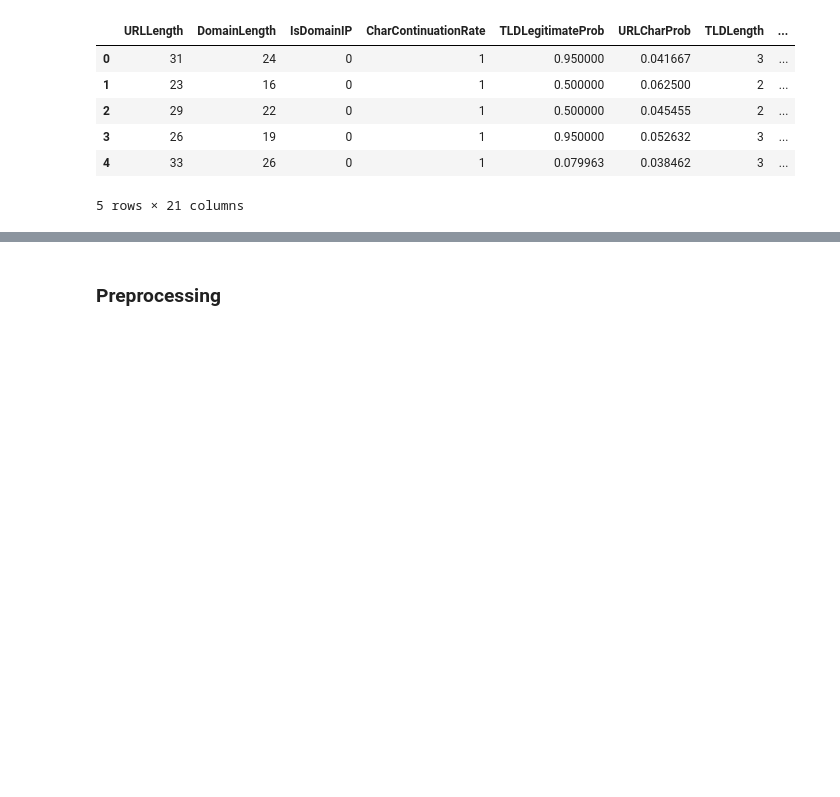
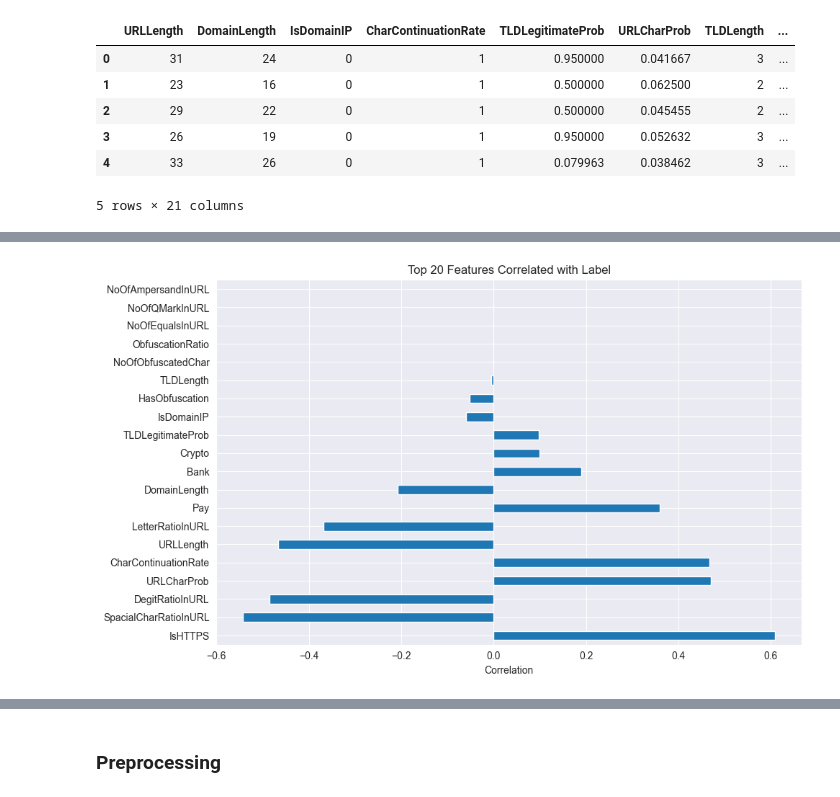
Before and after one commit to tarek-ibr/PhishGuard, a Jupyter notebook: backend/Model.ipynb, the cells around one changed output, grey strips where cells are left out. Saved outputs shown, nothing was run; the diff lists cells and outputs as text; code cells hidden in the pictures; blank space fills up the shorter version.

```diff
--- a/backend/Model.ipynb
+++ b/backend/Model.ipynb
@@ -868,0 +932,11 @@ new_features_df.head()
+# %%
+correlations = df.corr()['label'].drop('label').sort_values(key=abs, ascending=False)
+
+plt.figure(figsize=(10, 6))
+correlations.head(20).plot(kind='barh')
+plt.title("Top 20 Features Correlated with Label")
+plt.xlabel("Correlation")
+plt.tight_layout()
+plt.show()
+# %% [output]
+[figure, added]
```
Also changed, not shown: parts of 13 cells of this notebook.
